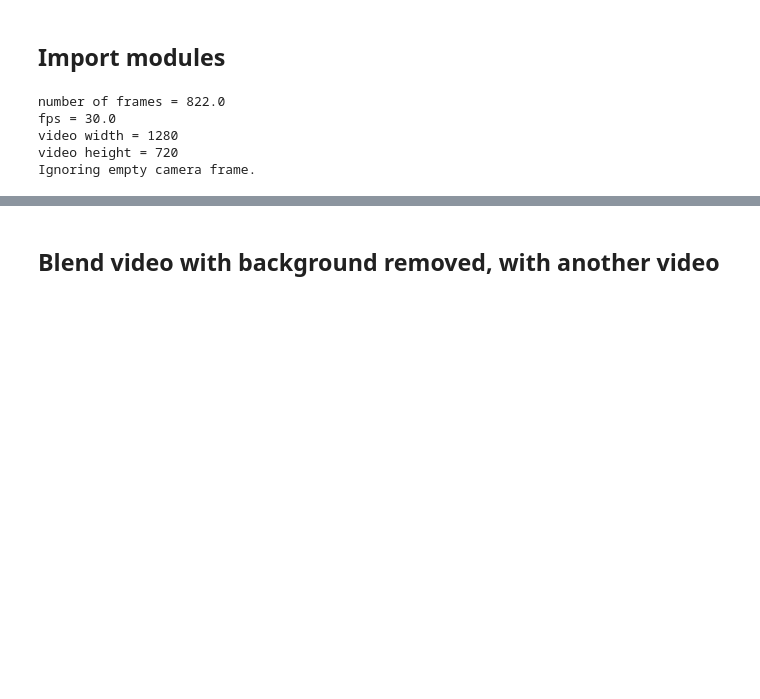
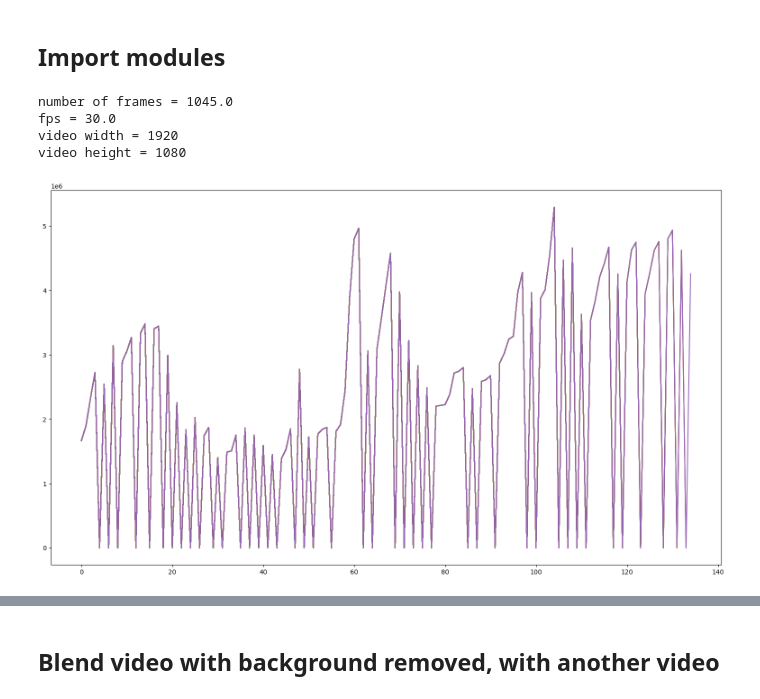
Before and after one commit to DerrickDDInAI/coding-art, a Jupyter notebook: core/utils/bg_removal/bg_remover.ipynb, the cells around one changed output, grey strips where cells are left out. Saved outputs shown, nothing was run; the diff lists cells and outputs as text; code cells hidden in the pictures; blank space fills up the shorter version.

```diff
--- a/core/utils/bg_removal/bg_remover.ipynb
+++ b/core/utils/bg_removal/bg_remover.ipynb
@@ -27,7 +25,7 @@ from utils.project_manager import Project
 # today = date.today().strftime("%Y%m%d")
 
 # set input & output video path
-video_path = Path("assets/images/vtorious_legit/IMG_7702.MOV")
+video_path = Path("/Users/derrickvanfrausum/DD_AI/bosa-skiing/streamlit_data/merge.mp4")
 # out_path = f"assets/images/bg_remover/{video_path.stem}_{today}.mp4"
 
 # Initialize video stream
@@ -49,7 +47,10 @@ print(f"video width = {video_width}")
 print(f"video height = {video_height}")
 
 # # set frame position to a given index
-# video_cap.set(cv2.CAP_PROP_POS_FRAMES, int(17*video_fps)) # at 17 seconds
+# seconds = 3 * 60
+# start_frame = int(seconds*video_fps)
+# end_frame = int(5*60*video_fps)
+# video_cap.set(cv2.CAP_PROP_POS_FRAMES, start_frame) # at 17 seconds
 
 # # read frame at this index
 # _, ref_frame = video_cap.read()
@@ -62,9 +63,21 @@ print(f"video height = {video_height}")
 
 subtractor = cv2.createBackgroundSubtractorMOG2(history=20, varThreshold=80, detectShadows=True)
 
+white_pixels = []
+previous_white_pixel_sum = 0
+
+# Make a random plot...
+fig = plt.figure(figsize=(19.2, 10.8))
+fig.add_subplot(111)
+# ax = plt.gca()
+# ax.set_ylim([0, 2000000])
+
 # while accessing stream
-while video_cap.isOpened():
+# while video_cap.isOpened():
+# for i in range(end_frame - start_frame):
 
+# while True:
+for i in range(int(video_n_frames)):
     # read video stream
     ret, frame = video_cap.read()
 
@@ -74,6 +87,36 @@ while video_cap.isOpened():
         break
 
     mask = subtractor.apply(frame)
+
+    # allow subtractor to remove bg with an history of 20 frames
+    if i < 20:
+        # continue
+        white_pixels_sum = -1
+
+    else:
+
+        white_pixels_sum = np.sum(mask)
+        white_pixel_sum_distance = np.abs(white_pixels_sum - previous_white_pixel_sum)
+
+        if white_pixel_sum_distance > 60000000:
+            white_pixels_sum = -1
+
+    white_pixels.append(white_pixels_sum)
+
+    previous_white_pixel_sum = white_pixels_sum
+
+    # cv2.rectangle(mask, (x, y), (x2, y2), (255, 0, 0), 3)
+    frame = cv2.putText(frame, str(white_pixels_sum), (10, 100), cv2.FONT_HERSHEY_SIMPLEX, 1, (255,255,255), 2, cv2.LINE_AA, False)
+
+    plt.plot(white_pixels[20:])
+
+    # If we haven't already shown or saved the plot, then we need to
+    # draw the figure first...
+    fig.canvas.draw()
+
+    # Now we can save it to a numpy array.
+    data = np.frombuffer(fig.canvas.tostring_rgb(), dtype=np.uint8)
+    data = data.reshape(fig.canvas.get_width_height()[::-1] + (3,))
 
     # gray_frame = cv2.cvtColor(frame, cv2.COLOR_BGR2GRAY)
     # gray_frame = cv2.GaussianBlur(gray_frame, (5, 5), 0)
@@ -92,35 +135,37 @@ while video_cap.isOpened():
     # fgmask[fgmask>0]=255
     # #invert the mask
     # fgmask_inv = cv2.bitwise_not(fgmask)
     # #use the masks to extract the relevant parts from FG and BG
     # fgimg = cv2.bitwise_and(img,img,mask = fgmask)
     # bgimg = cv2.bitwise_and(bg,bg,mask = fgmask_inv)
     # #combine both the BG and the FG images
     # dst = cv2.add(bgimg,fgimg)
     # cv2.imshow('Background Removal',dst)
 
     # show to screen
-    cv2.imshow(WINDOW_NAME_DIFF, mask)
+    # cv2.imshow(WINDOW_NAME_DIFF, cv2.hconcat([mask,data]))
+    mask = cv2.cvtColor(mask, cv2.COLOR_GRAY2BGR)
+    cv2.imshow(WINDOW_NAME_DIFF, cv2.hconcat([mask,data]))
     cv2.imshow(WINDOW_NAME_VIDEO, frame)
 
     # wait for a key
     # 0xFF to check what key we pressed on the keyboard
     key = cv2.waitKey(10) & 0xFF
 
     # break out of the stream loop if esc is pressed
     if key == 27 or key == ord('q'):
         break
 
 
 # quit windows
 cv2.destroyAllWindows()
 cv2.waitKey(1) # workaround to effectively close window on mac
 
 # release video stream
 video_cap.release()
 # %% [output]
-number of frames = 822.0
+number of frames = 1045.0
 fps = 30.0
-video width = 1280
-video height = 720
-Ignoring empty camera frame.
+video width = 1920
+video height = 1080
+[figure, added]
```
Also changed, not shown: parts of 32 cells of this notebook, 11 other files.
